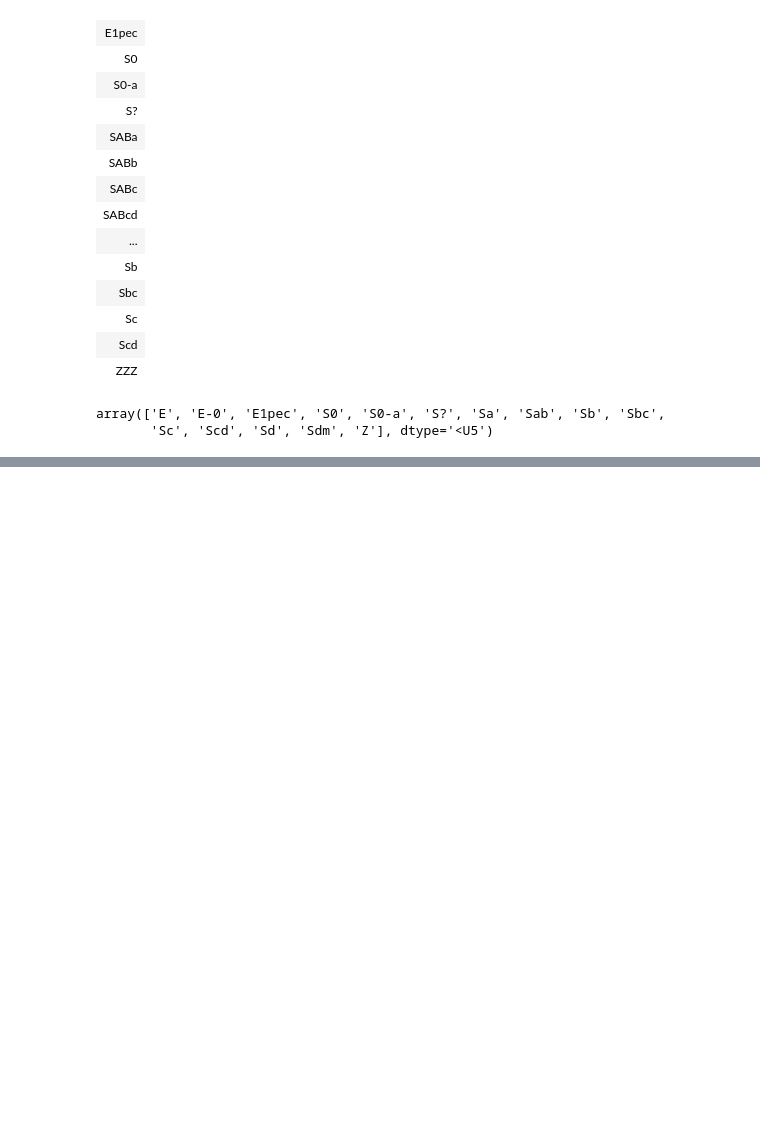
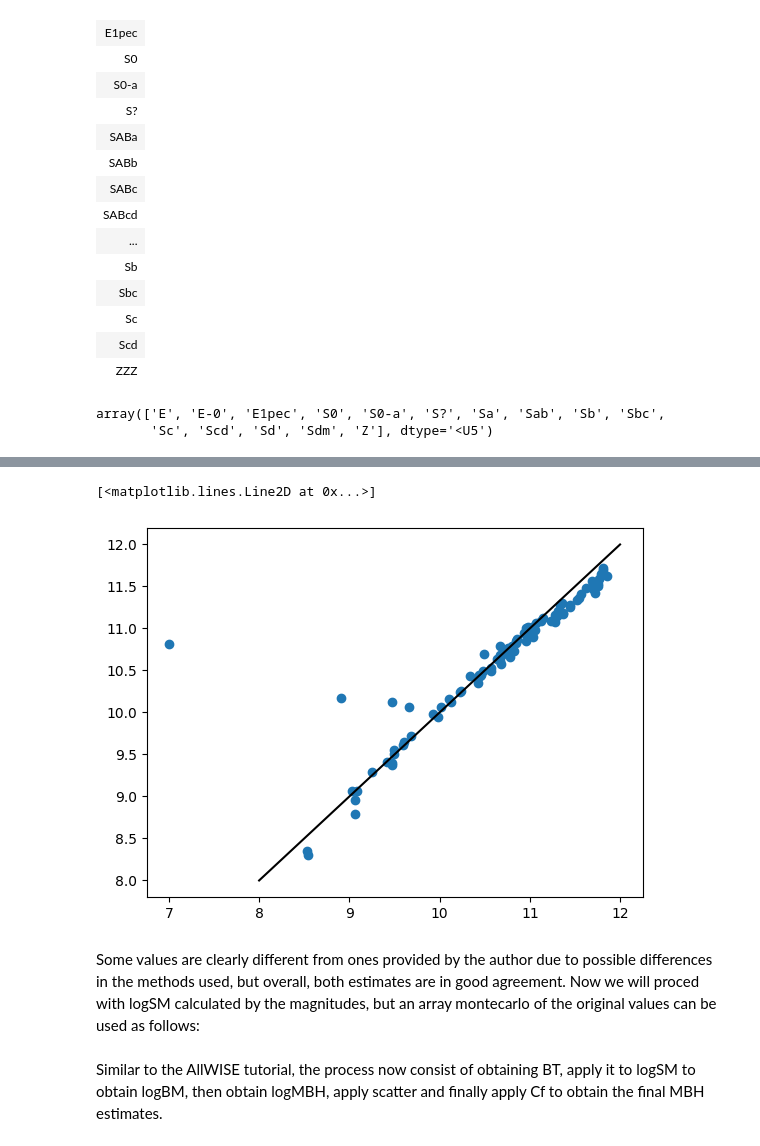
Before and after one commit to joacoh/wise2mbh, a Jupyter notebook: notebooks/wxsc_test.ipynb, the cells around one changed output, grey strips where cells are left out. Saved outputs shown, nothing was run; the diff lists cells and outputs as text; code cells hidden in the pictures; blank space fills up the shorter version.

Commit message:
WXSC tutorial ready!

```diff
--- a/notebooks/wxsc_test.ipynb
+++ b/notebooks/wxsc_test.ipynb
@@ -100,0 +120,3 @@ UnitTypeError: Longitude instances require units equivalent to 'rad', so cannot
+# %%
+wxsc_no_irr['T'] = t_values
+wxsc_no_irr
@@ -100,0 +148,16 @@ UnitTypeError: Longitude instances require units equivalent to 'rad', so cannot
+# %%
+w1_mc = wm.array_montecarlo(wxsc_no_irr['W1mag'], wxsc_no_irr['e_W1mag'])
+w2_mc = wm.array_montecarlo(wxsc_no_irr['W2mag'], wxsc_no_irr['e_W2mag'])
+# %%
+w1w2 = w1_mc - w2_mc
+w1_abs = w1_mc - wm.distance_modulus_dist(wxsc_no_irr['Dist'])[:,None]
+# %%
+log_sm = wm.wise_to_logsm(w1_abs, w1w2, resolved=True)
+# %%
+plt.scatter(np.median(log_sm, axis=1), wxsc_no_irr['LogMs'])
+plt.plot([8,12],[8,12], c='k')
+# %% [output]
+[<matplotlib.lines.Line2D at 0x...>]
+[figure, added]
+# %% [markdown]
+Some values are clearly different from ones provided by the author due to possible differences in the methods used, but overall, both estimates are in good agreement. Now we will proced with logSM calculated by the magnitudes, but an array montecarlo of the original values can be used as follows:
@@ -100,0 +166,2 @@ UnitTypeError: Longitude instances require units equivalent to 'rad', so cannot
+# %% [markdown]
+Similar to the AllWISE tutorial, the process now consist of obtaining BT, apply it to logSM to obtain logBM, then obtain logMBH, apply scatter and finally apply Cf to obtain the final MBH estimates.
```
Also changed, not shown: parts of 15 cells of this notebook, 1 other file.
